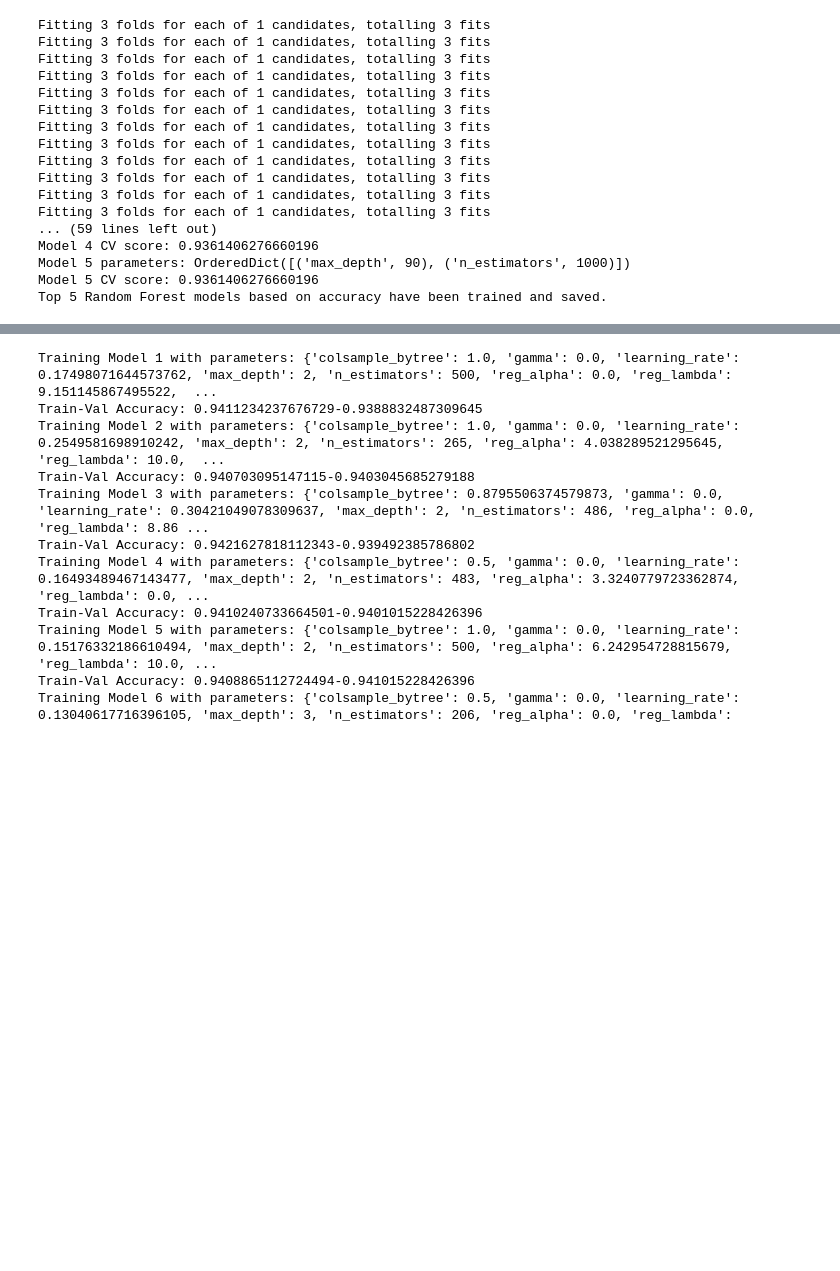
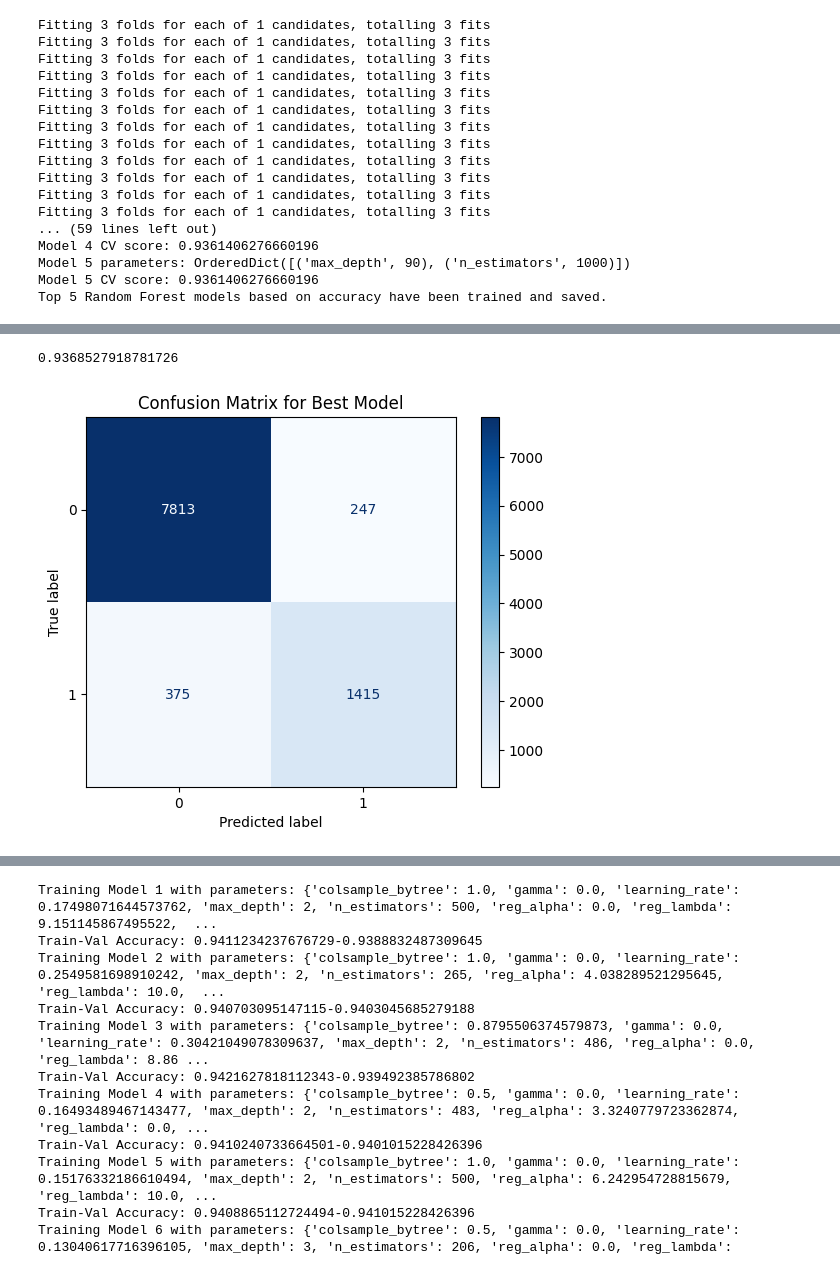
Before and after one commit to geopan2000/Exploring-Mental-Health-Data, a Jupyter notebook: Mental-Health-Data4.ipynb, the cells around one changed output, grey strips where cells are left out. Cells and saved outputs as stored; diff of their text form; code cells hidden in the pictures; blank space fills up the shorter version.

```diff
--- a/Mental-Health-Data4.ipynb
+++ b/Mental-Health-Data4.ipynb
@@ -632,0 +683,17 @@ Top 5 Random Forest models based on accuracy have been trained and saved.
+# %%
+from sklearn.metrics import confusion_matrix, ConfusionMatrixDisplay
+
+best_model = top_5_models[4] #choose the model here 0-4
+y_pred = best_model.predict(X_val)
+
+# Compute confusion matrix
+cm = confusion_matrix(y_val, y_pred)
+print(accuracy_score(y_val, y_pred))
+# Plot confusion matrix with colors
+disp = ConfusionMatrixDisplay(confusion_matrix=cm, display_labels=best_model.classes_)
+disp.plot(cmap=plt.cm.Blues)
+plt.title("Confusion Matrix for Best Model")
+plt.show()
+# %% [output]
+0.9368527918781726
+[figure, added]
```
Also changed, not shown: parts of 13 cells of this notebook.
